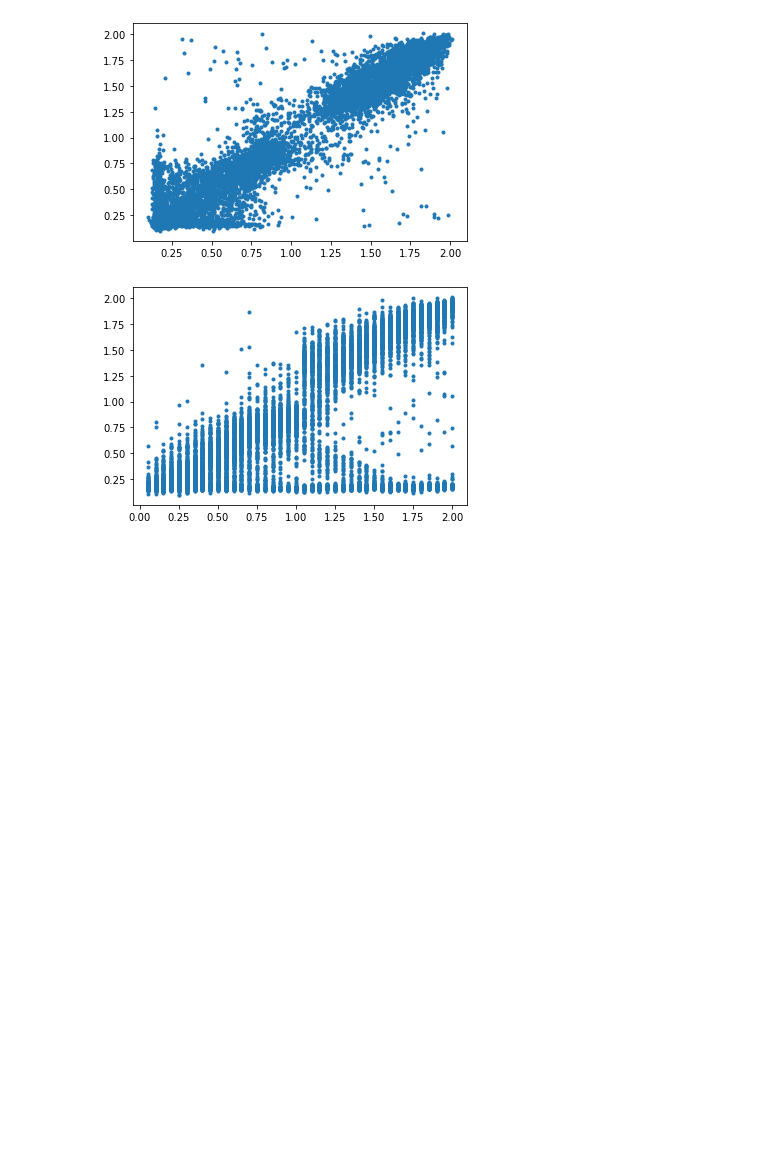
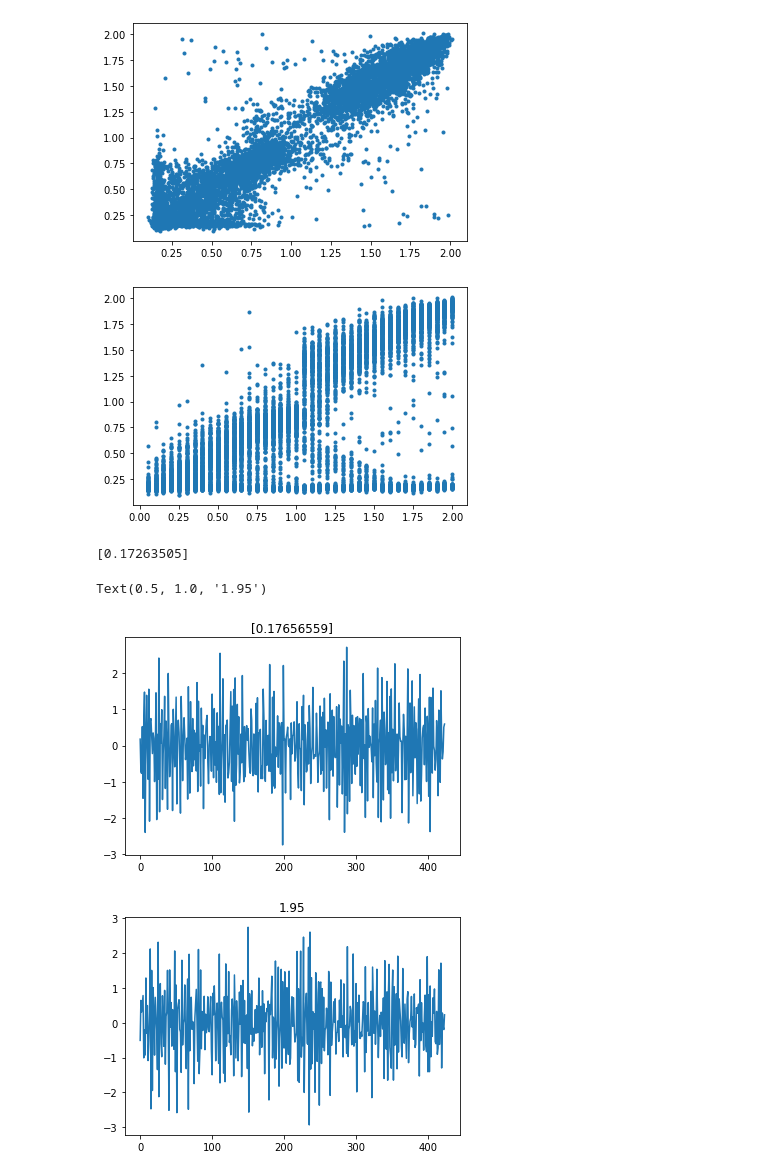
Before and after one commit to booste/andi_for_organizers, a Jupyter notebook: 2d.ipynb, the cells around one changed output. Drawn from its saved outputs; the diff is of its cells as text; code cells hidden in the pictures; blank space fills up the shorter version.

```diff
--- a/2d.ipynb
+++ b/2d.ipynb
@@ -38,3 +38,16 @@ plt.plot(Y1[1],predicted_y, '.')
 [<matplotlib.lines.Line2D at 0x...>]
 [figure]
 [figure]
+# %%
+n = 5003
+print(predicted_y[n])
+plt.plot(x[n])
+plt.title(predicted[n])
+plt.figure()
+plt.plot(y[n])
+plt.title(Y1[1][n])
+# %% [output]
+[0.17263505]
+Text(0.5, 1.0, '1.95')
+[figure, added]
+[figure, added]
```
Also changed, not shown: parts of 4 cells of this notebook, 1 other file.
